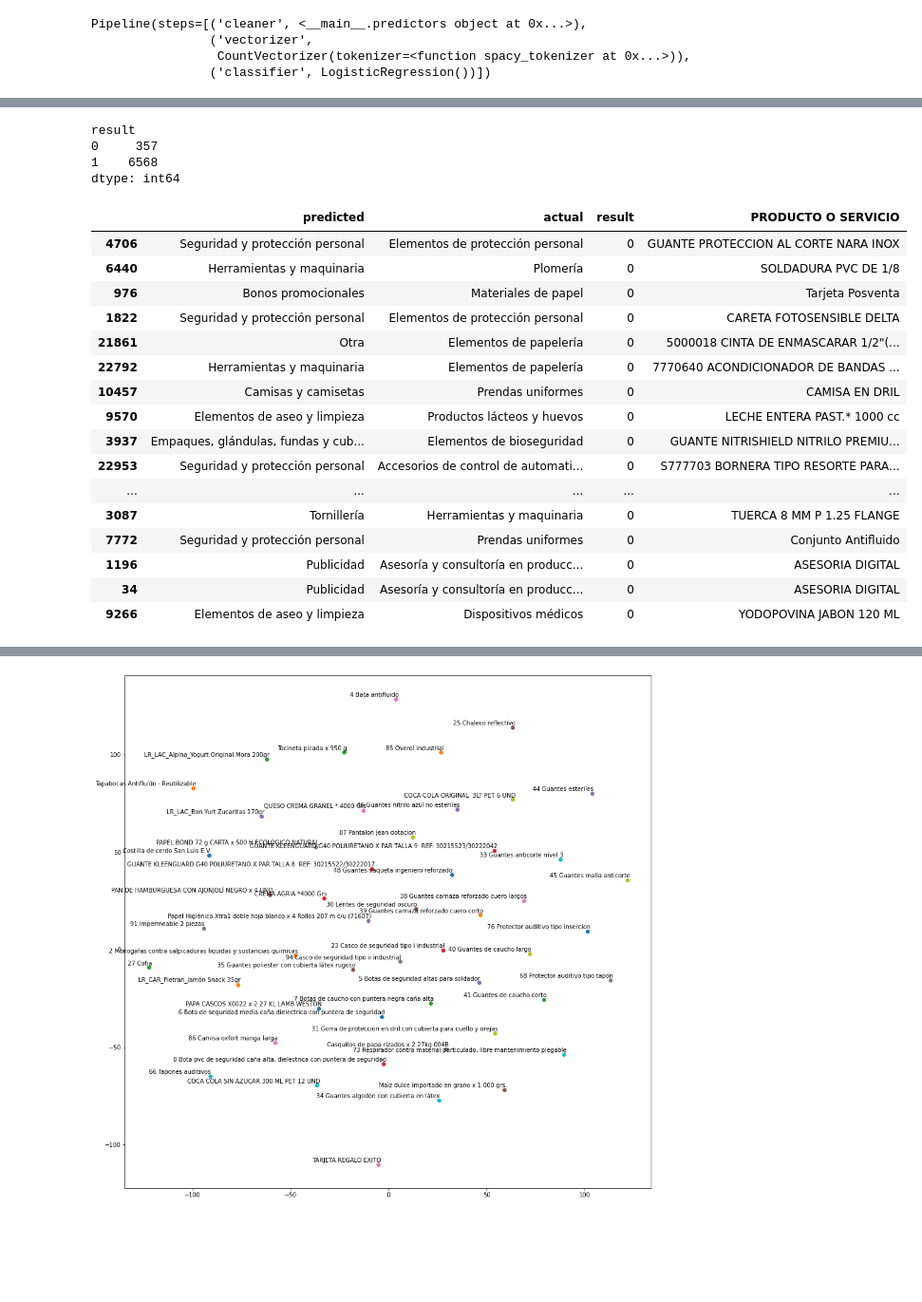
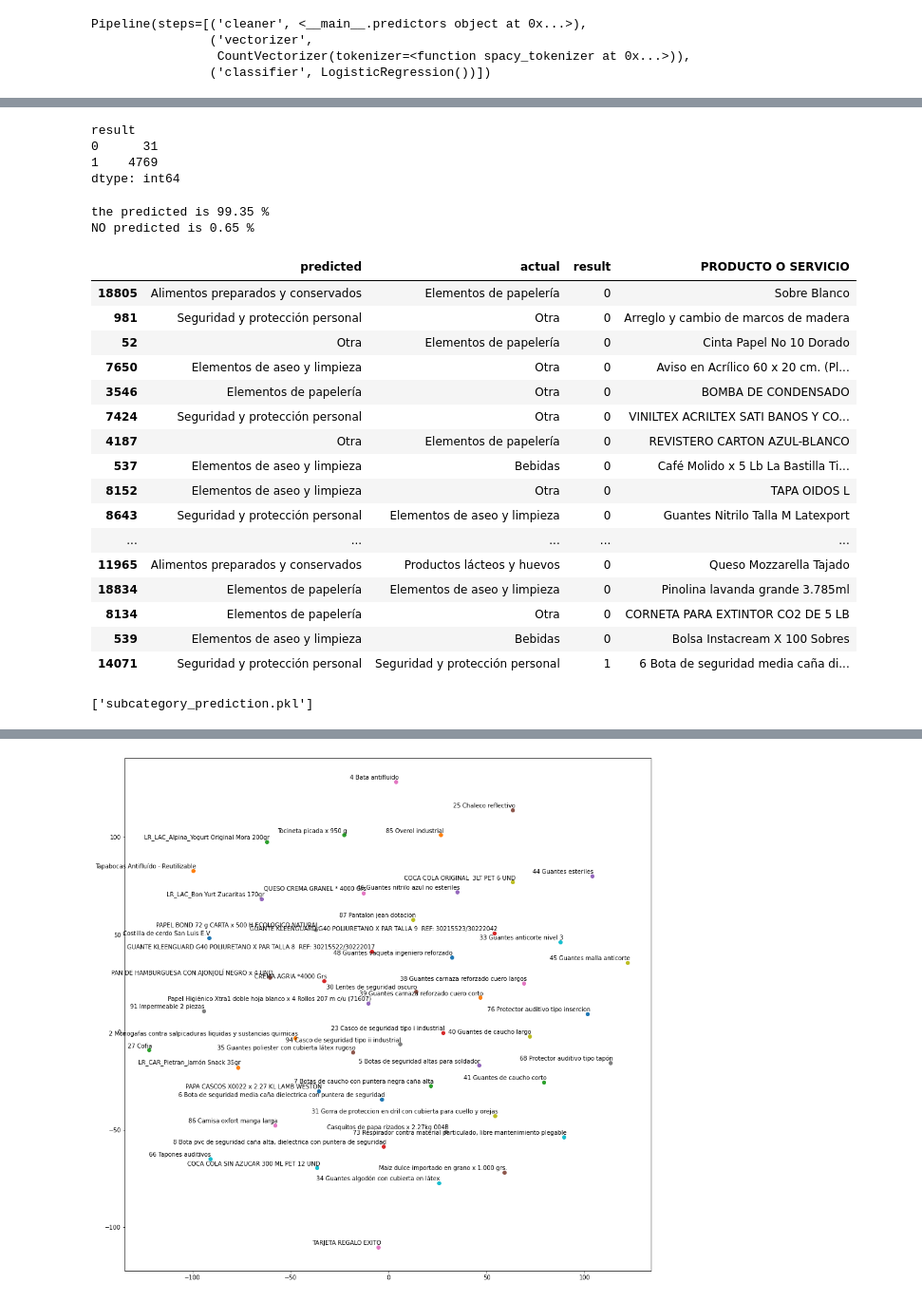
Before and after one commit to keyssi93/final_project, a Jupyter notebook: final_project.ipynb, the cells around one changed output, grey strips where cells are left out. Shown at 95% size. Saved outputs shown, nothing was run; the diff lists cells and outputs as text; code cells hidden in the pictures; blank space fills up the shorter version.

```diff
--- a/final_project.ipynb
+++ b/final_project.ipynb
@@ -159,4 +154,4 @@ Data columns (total 29 columns):
 dtypes: float64(4), object(25)
 memory usage: 5.1+ MB
 # %%
-data_pro.SUBCATEGORIA.value_counts()
+count_sub=data_pro.SUBCATEGORIA.value_counts()
@@ -175,0 +173,4 @@ Name: SUBCATEGORIA, Length: 149, dtype: int64
+# %%
+data_pro=data_pro.merge(right=count_sub, how="left", left_on="SUBCATEGORIA", right_index=True)
+# %%
+data_pro2=data_pro[data_pro['SUBCATEGORIA_y']>500]
@@ -218,8 +235,8 @@ tfidf_vector = TfidfVectorizer(tokenizer = spacy_tokenizer)
 # %%
 from sklearn.model_selection import train_test_split
 
-X = data_pro['PRODUCTO O SERVICIO'] # the features we want to analyze
-ylabels = data_pro.SUBCATEGORIA # the labels, or answers, we want to test against
+X = data_pro2['PRODUCTO O SERVICIO'] # the features we want to analyze
+ylabels = data_pro2.SUBCATEGORIA_x # the labels, or answers, we want to test against
 
 X_train, X_test, y_train, y_test = train_test_split(X, ylabels, test_size=0.3)
 # %%
@@ -281,29 +317,44 @@ results.sort_values(by='result').head(20)
 results.groupby(['result']).size()
 # %% [output]
 result
-0     357
-1    6568
+0      31
+1    4769
 dtype: int64
+# %%
+accuracy_test=round((results.groupby(['result']).size()[1]/(results.groupby(['result']).size()[0]+results.groupby(['result']).size()[1]))*100,2)
+print(f'the predicted is {accuracy_test} %')
+print(f'NO predicted is {round(100-accuracy_test,2)} %')
+# %% [output]
+the predicted is 99.35 %
+NO predicted is 0.65 %
 # %%
-results.join(data_pro['PRODUCTO O SERVICIO']).sort_values(by='result').head(20)
+results.join(data_pro2['PRODUCTO O SERVICIO']).sort_values(by='result').head(32)
 # %% [output]
 |  | predicted | actual | result | PRODUCTO O SERVICIO |
-| 4706 | Seguridad y protección personal | Elementos de protección personal | 0 | GUANTE PROTECCION AL CORTE NARA INOX |
-| 6440 | Herramientas y maquinaria | Plomería | 0 | SOLDADURA PVC DE 1/8 |
-| 976 | Bonos promocionales | Materiales de papel | 0 | Tarjeta Posventa |
-| 1822 | Seguridad y protección personal | Elementos de protección personal | 0 | CARETA FOTOSENSIBLE DELTA |
-| 21861 | Otra | Elementos de papelería | 0 | 5000018 CINTA DE ENMASCARAR 1/2"(... |
-| 22792 | Herramientas y maquinaria | Elementos de papelería | 0 | 7770640 ACONDICIONADOR DE BANDAS ... |
-| 10457 | Camisas y camisetas | Prendas uniformes | 0 | CAMISA EN DRIL |
-| 9570 | Elementos de aseo y limpieza | Productos lácteos y huevos | 0 | LECHE ENTERA PAST.* 1000 cc |
-| 3937 | Empaques, glándulas, fundas y cub... | Elementos de bioseguridad | 0 | GUANTE NITRISHIELD NITRILO PREMIU... |
-| 22953 | Seguridad y protección personal | Accesorios de control de automati... | 0 | S777703 BORNERA TIPO RESORTE PARA... |
+| 18805 | Alimentos preparados y conservados | Elementos de papelería | 0 | Sobre Blanco |
+| 981 | Seguridad y protección personal | Otra | 0 | Arreglo y cambio de marcos de madera |
+| 52 | Otra | Elementos de papelería | 0 | Cinta Papel No 10 Dorado |
+| 7650 | Elementos de aseo y limpieza | Otra | 0 | Aviso en Acrílico 60 x 20 cm. (Pl... |
+| 3546 | Elementos de papelería | Otra | 0 | BOMBA DE CONDENSADO |
+| 7424 | Seguridad y protección personal | Otra | 0 | VINILTEX ACRILTEX SATI BANOS Y CO... |
+| 4187 | Otra | Elementos de papelería | 0 | REVISTERO CARTON AZUL-BLANCO |
+| 537 | Elementos de aseo y limpieza | Bebidas | 0 | Café Molido x 5 Lb La Bastilla Ti... |
+| 8152 | Elementos de aseo y limpieza | Otra | 0 | TAPA OIDOS L |
+| 8643 | Seguridad y protección personal | Elementos de aseo y limpieza | 0 | Guantes Nitrilo Talla M Latexport |
 | ... | ... | ... | ... | ... |
-| 3087 | Tornillería | Herramientas y maquinaria | 0 | TUERCA 8 MM P 1.25 FLANGE |
-| 7772 | Seguridad y protección personal | Prendas uniformes | 0 | Conjunto Antifluido |
-| 1196 | Publicidad | Asesoría y consultoría en producc... | 0 | ASESORIA DIGITAL |
-| 34 | Publicidad | Asesoría y consultoría en producc... | 0 | ASESORIA DIGITAL |
-| 9266 | Elementos de aseo y limpieza | Dispositivos médicos | 0 | YODOPOVINA JABON 120 ML |
+| 11965 | Alimentos preparados y conservados | Productos lácteos y huevos | 0 | Queso Mozzarella Tajado |
+| 18834 | Elementos de papelería | Elementos de aseo y limpieza | 0 | Pinolina lavanda grande 3.785ml |
+| 8134 | Elementos de papelería | Otra | 0 | CORNETA PARA EXTINTOR CO2 DE 5 LB |
+| 539 | Elementos de aseo y limpieza | Bebidas | 0 | Bolsa Instacream X 100 Sobres |
+| 14071 | Seguridad y protección personal | Seguridad y protección personal | 1 | 6 Bota de seguridad media caña di... |
+# %%
+import joblib
+
+#import sklearn
+
+joblib.dump(pipe,"subcategory_prediction.pkl")
+# %% [output]
+['subcategory_prediction.pkl']
 # %%
 import spacy
 from spacy import displacy
```
Also changed, not shown: parts of 8 cells of this notebook, 1 other file.
